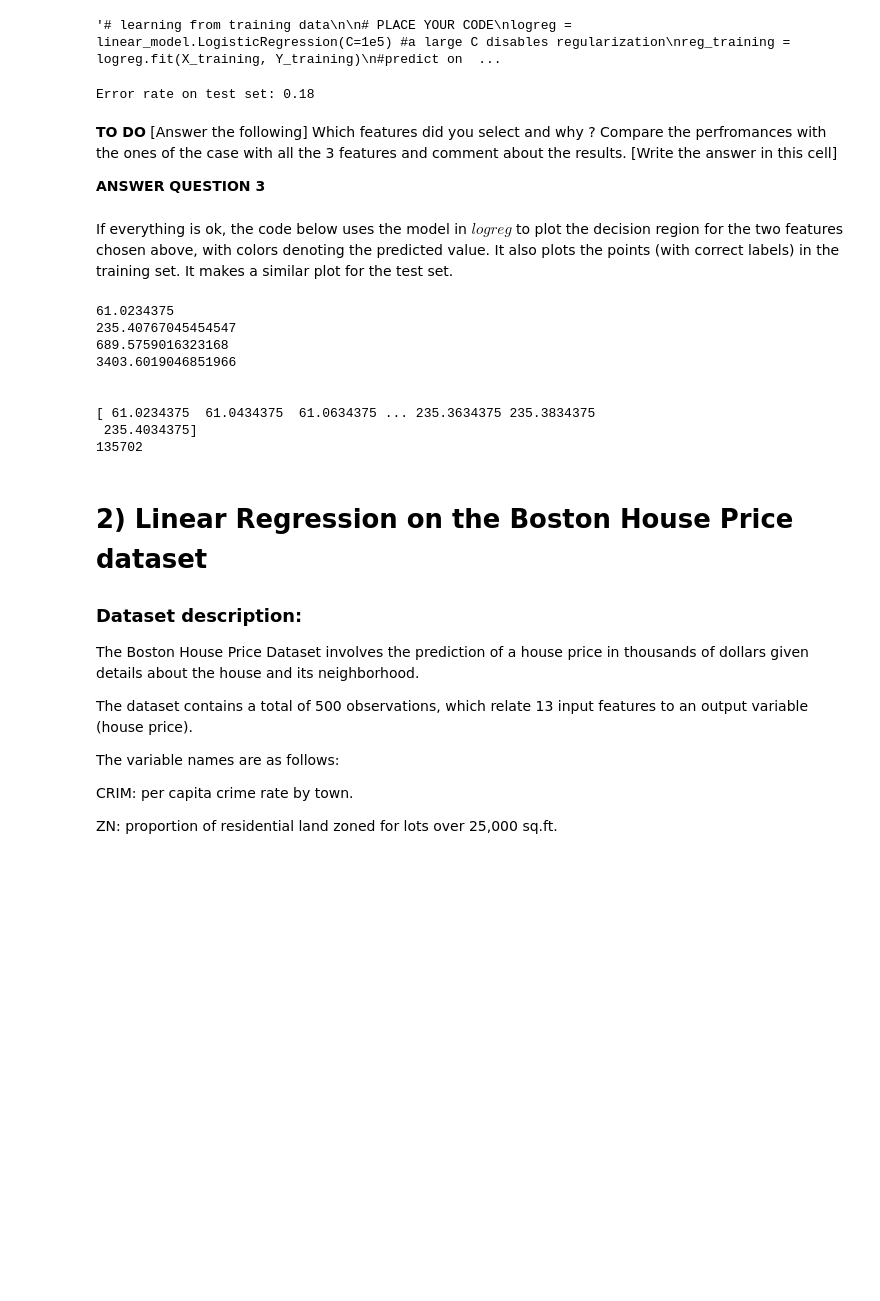
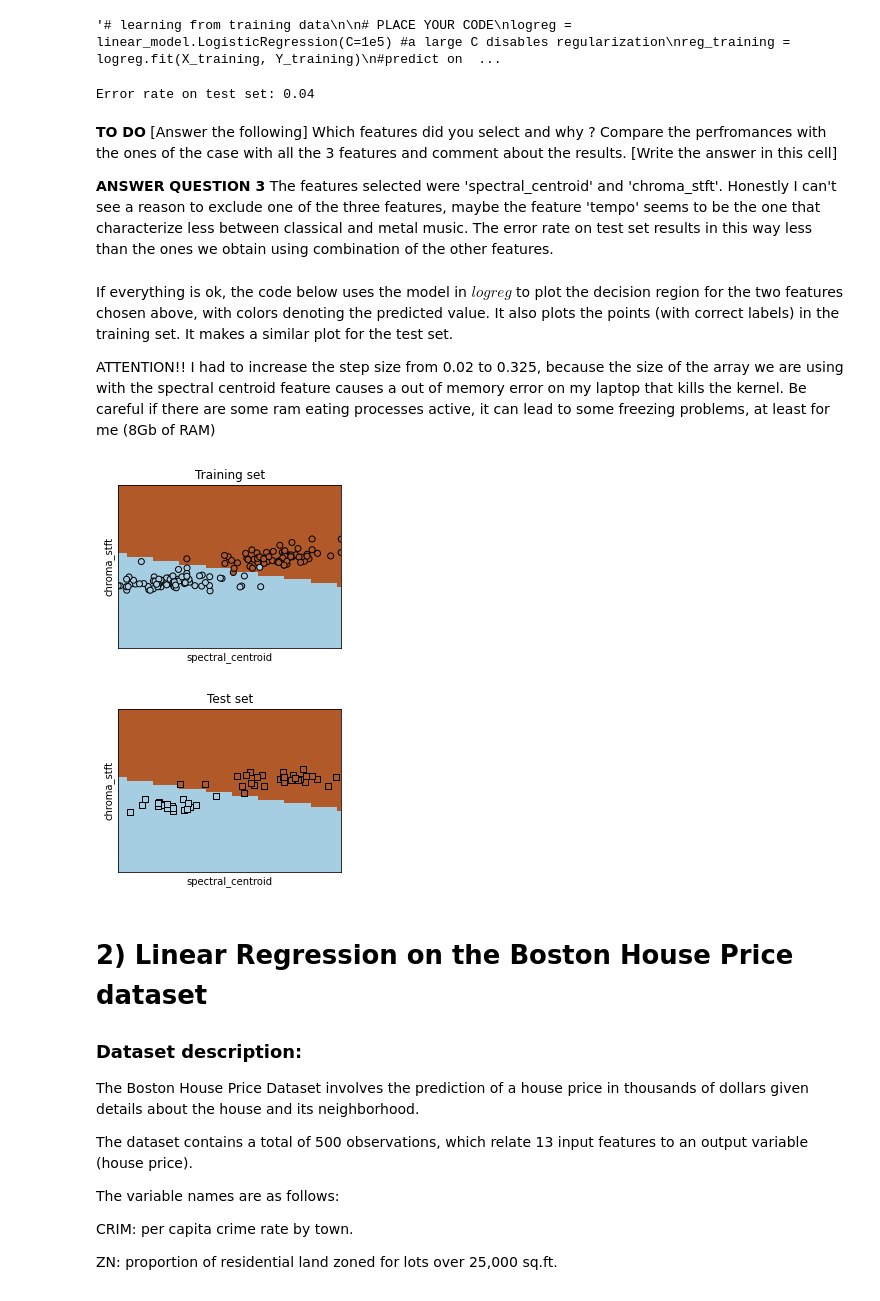
Before and after one commit to aidinattar/MachineLearning_Projects, a Jupyter notebook: Linear_Predictors/lab1/Attar_Aidin_Lab1.ipynb, the cells around one changed output. Drawn from its saved outputs; the diff is of its cells as text; code cells hidden in the pictures; blank space fills up the shorter version.

```diff
--- a/Linear_Predictors/lab1/Attar_Aidin_Lab1.ipynb
+++ b/Linear_Predictors/lab1/Attar_Aidin_Lab1.ipynb
@@ -521,8 +567,8 @@ Error rate on test set: 0.04
 # %%
 # to make the plot we need to reduce the data to 2D, so we choose two features
 features_list = ['tempo', 'chroma_stft', 'spectral_centroid']
-index_feature1 = 0 # Select the best 2 features according to your experiments
-index_feature2 = 2 # Select the best 2 features according to your experiments
+index_feature1 = 2 # Select the best 2 features according to your experiments
+index_feature2 = 1 # Select the best 2 features according to your experiments
 features = [index_feature1, index_feature2]
 
 feature_name0 = features_list[features[0]]
@@ -533,5 +579,7 @@ X_reduced = X[:,features]
 X_training = X_reduced[:m_training] # PLACE YOUR CODE
 #Y_training = # PLACE YOUR CODE
 
-X_test = X_reduced[:m_training] # PLACE YOUR CODE
+X_test = X_reduced[-m_test:] # PLACE YOUR CODE
 #Y_test = # PLACE YOUR CODE
+
+print(X_reduced.shape)
@@ -559,7 +609,7 @@ print("Error rate on test set: " + str(error_rate_test))
 # %% [output]
 '# learning from training data\n\n# PLACE YOUR CODE\nlogreg = linear_model.LogisticRegression(C=1e5) #a large C disables regularization\nreg_training = logreg.fit(X_training, Y_training)\n#predict on  ...
 # %%
-'''# learning from training data
+# learning from training data
 
 # PLACE YOUR CODE
 logreg = linear_model.LogisticRegression(C=1e5) #a large C disables regularization
@@ -576,40 +626,77 @@ for i, j in zip(Y_training, Y_pred_test):
         error_rate_test += 1
 error_rate_test /= m_test
 
-print("Error rate on test set: " + str(error_rate_test))'''
+print("Error rate on test set: " + str(error_rate_test))
 # %% [output]
-Error rate on test set: 0.18
+Error rate on test set: 0.04
 # %% [markdown]
 **TO DO** [Answer the following] Which features did you select and why ? Compare the perfromances with the ones of the case with all the 3 features and comment about the results. [Write the answer in this cell]
 
 **ANSWER QUESTION 3**
+The features selected were 'spectral_centroid' and 'chroma_stft'. Honestly I can't see a reason to exclude one of the three features, maybe the feature 'tempo' seems to be the one that characterize less between classical and metal music. The error rate on test set results in this way less than the ones we obtain using combination of the other features.
 # %% [markdown]
 If everything is ok, the code below uses the model in $logreg$ to plot the decision region for the two features chosen above, with colors denoting the predicted value. It also plots the points (with correct labels) in the training set. It makes a similar plot for the test set.
+
+ATTENTION!! I had to increase the step size from 0.02 to 0.325, because the size of the array we are using with the spectral centroid feature causes a out of memory error on my laptop that kills the kernel. Be careful if there are some ram eating processes active, it can lead to some freezing problems, at least for me (8Gb of RAM)
 # %%
 # Plot the decision boundary. For that, we will assign a color to each
 # point in the mesh [x_min, x_max]x[y_min, y_max].
 
 # NOTICE: This visualization code has been developed for a "standard" solution of the notebook,
 # it could be necessary to make some fixes to adapt to your implementation
-h = .02  # step size in the mesh
+h = .0325 # step size in the mesh
 x_min, x_max = X_reduced[:, 0].min() - .5, X_reduced[:, 0].max() + .5
 y_min, y_max = X_reduced[:, 1].min() - .5, X_reduced[:, 1].max() + .5
 
-print(x_min)
+'''print(x_min)
 print(x_max)
 print(y_min)
 print(y_max)
 
 print('\n')
-print(np.arange(x_min, x_max, h))
+print(len(np.arange(x_min, x_max, h)))
 print(len(np.arange(y_min, y_max, h)))
+'''
+xx, yy = np.meshgrid(np.arange(x_min, x_max, h), np.arange(y_min, y_max, h))
+
+Z = logreg.predict(np.c_[xx.ravel(), yy.ravel()])
+
+# Put the result into a color plot
+Z = Z.reshape(xx.shape)
+
+plt.figure(1, figsize=(4, 3))
+plt.pcolormesh(xx, yy, Z, cmap=plt.cm.Paired, shading='auto')
+
+# Plot also the training points
+plt.scatter(X_training[:, 0], X_training[:, 1], c=Y_training, edgecolors='k', cmap=plt.cm.Paired)
+plt.xlabel(feature_name0)
+plt.ylabel(feature_name1)
+
+plt.xlim(xx.min(), xx.max())
+plt.ylim(yy.min(), yy.max())
+plt.xticks(())
+plt.yticks(())
+plt.title('Training set')
+
+plt.show()
+
+# Put the result into a color plot
+Z = Z.reshape(xx.shape)
+plt.figure(1, figsize=(4, 3))
+plt.pcolormesh(xx, yy, Z, cmap=plt.cm.Paired, shading='auto')
+
+# Plot also the test points
+plt.scatter(X_test[:, 0], X_test[:, 1], c=Y_test, edgecolors='k', cmap=plt.cm.Paired, marker='s')
+plt.xlabel(feature_name0)
+plt.ylabel(feature_name1)
+
+plt.xlim(xx.min(), xx.max())
+plt.ylim(yy.min(), yy.max())
+plt.xticks(())
+plt.yticks(())
+plt.title('Test set')
+
+plt.show()
 # %% [output]
-61.0234375
-235.40767045454547
-689.5759016323168
-3403.6019046851966
-
-
-[ 61.0234375  61.0434375  61.0634375 ... 235.3634375 235.3834375
- 235.4034375]
-135702
+[figure, added]
+[figure, added]
```
Also changed, not shown: parts of 26 cells of this notebook.
